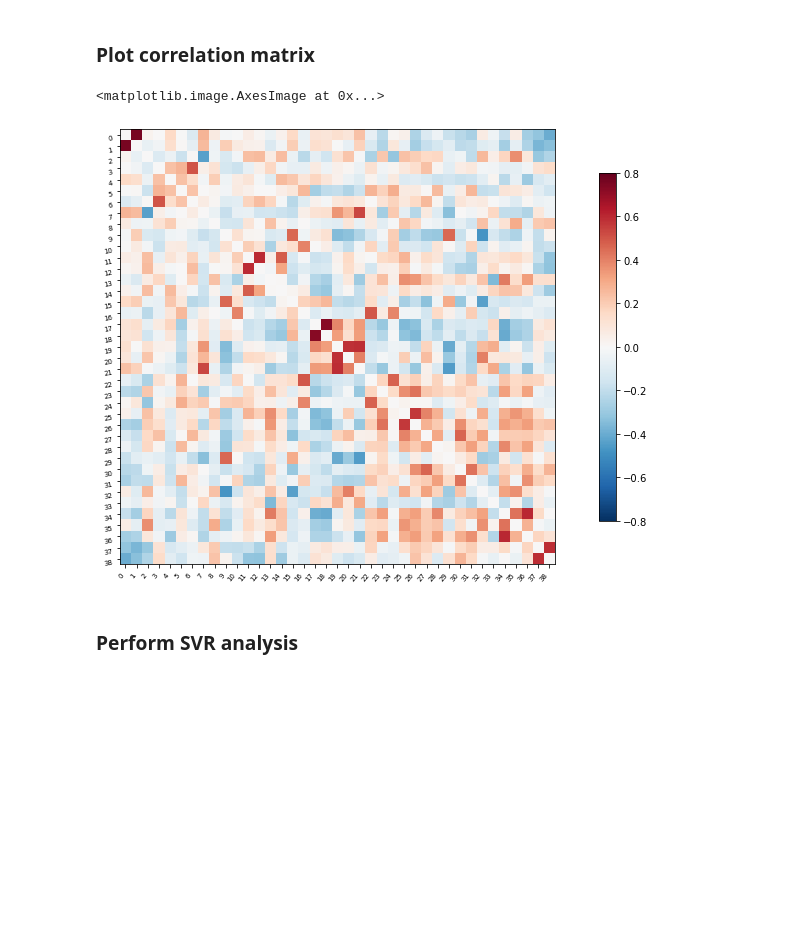
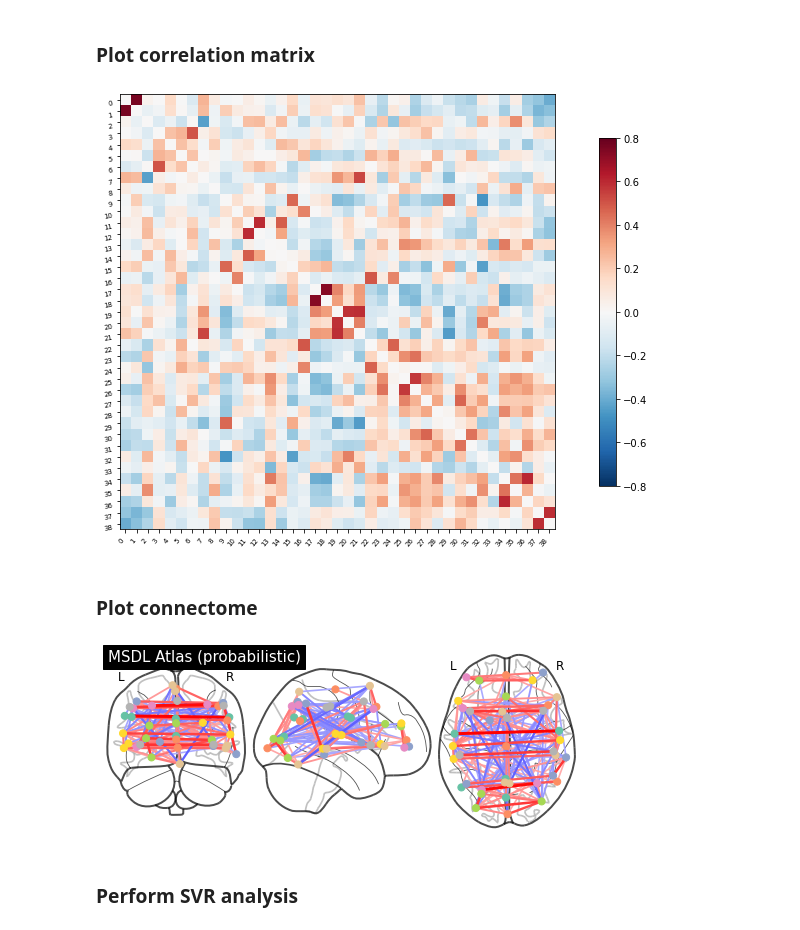
Before and after one commit to brainhack-school2020/stephaniealley_bhs2020_project, a Jupyter notebook: Command_Files/rs-fMRI_age_prediction.ipynb, the cells around one changed output. Saved outputs shown, nothing was run; the diff lists cells and outputs as text; code cells hidden in the pictures; blank space fills up the shorter version.

```diff
--- a/Command_Files/rs-fMRI_age_prediction.ipynb
+++ b/Command_Files/rs-fMRI_age_prediction.ipynb
@@ -622,19 +669,34 @@ masker = mask_init_maps(atlas=atlas_filename_msdl)
 correlation_measure = corr_measure(diag=False)
 
 # Extract features for generatin of individual correlation matrices
-time_series, ind_matrices = feat_extract_corr(masker, correlation_measure)
+time_series_MSDL_all, ind_matrices_MSDL_all = feat_extract_corr(masker, correlation_measure)
 # %% [markdown]
 ### Plot correlation matrix
 # %%
 # Mask out major diagonal
-np.fill_diagonal(ind_matrices[40], 0)
-
-plotting.plot_matrix(ind_matrices[40], figure=(10, 8),
-                     labels=range(time_series.shape[-1]),
+np.fill_diagonal(ind_matrices_MSDL_all[40], 0)
+# Plot correlation matrix
+display = plotting.plot_matrix(ind_matrices_MSDL_all[40], figure=(10, 8),
+                     labels=range(time_series_MSDL_all.shape[-1]),
                      vmax=0.8, vmin=-0.8, reorder=False)
+# Save correlation matrix
+display.figure.savefig('../Analysis_Data/MSDL_corr.png')
 # %% [output]
-<matplotlib.image.AxesImage at 0x...>
 [figure]
+# %% [markdown]
+### Plot connectome
+# %%
+# Identify center coordinates for atlas labels
+coordinates = plotting.find_probabilistic_atlas_cut_coords(maps_img=atlas_filename_msdl)
+
+# Plot connectome with 80% edge strength
+display = plotting.plot_connectome(ind_matrices_MSDL_all[subject], coordinates,
+                         edge_threshold="80%",
+                         title='MSDL Atlas (probabilistic)')
+# Save connectome plot
+display.savefig('../Analysis_Data/MSDL_connectome.png')
+# %% [output]
+[figure, added]
 # %% [markdown]
 ### Perform SVR analysis
 # %%
```
Also changed, not shown: parts of 94 cells of this notebook.
